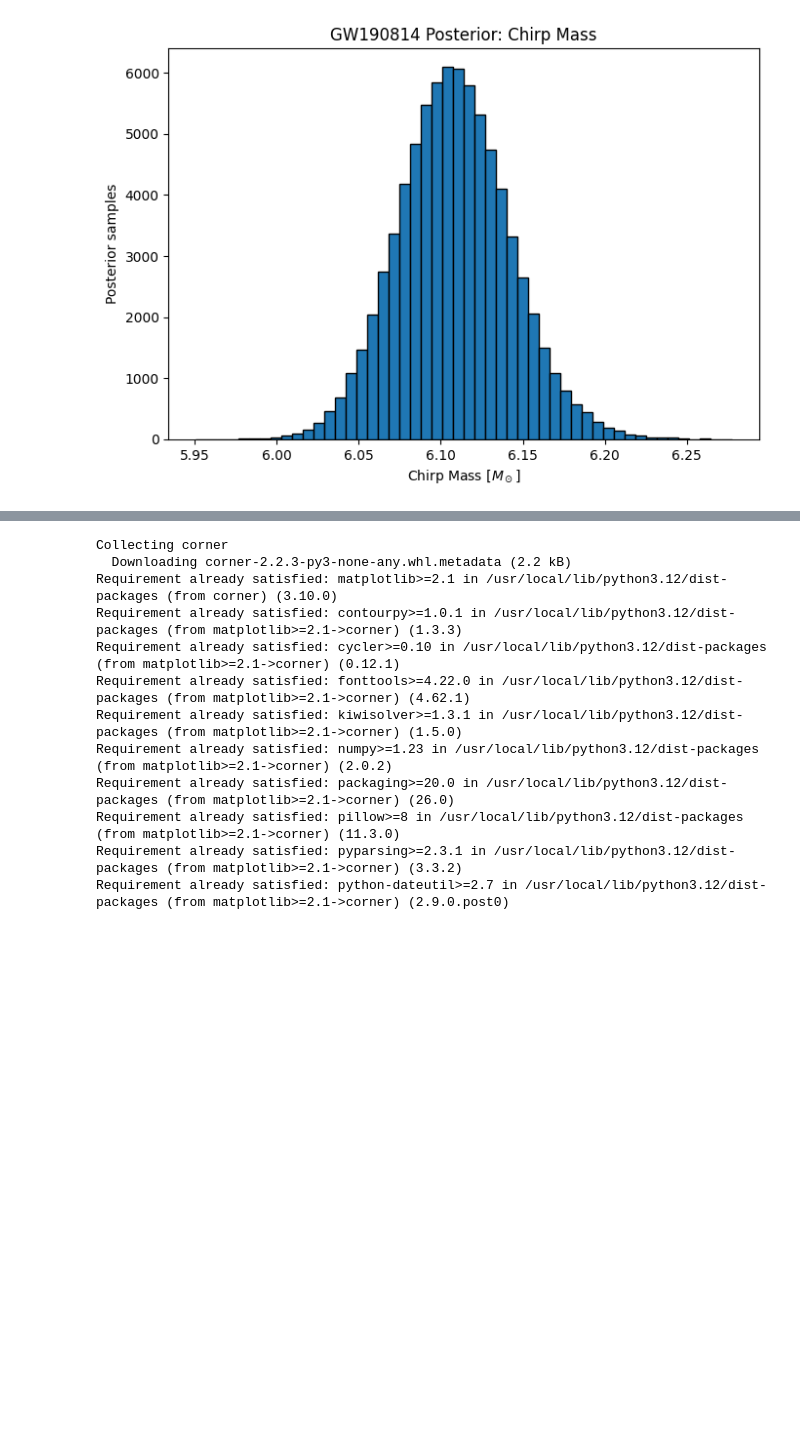
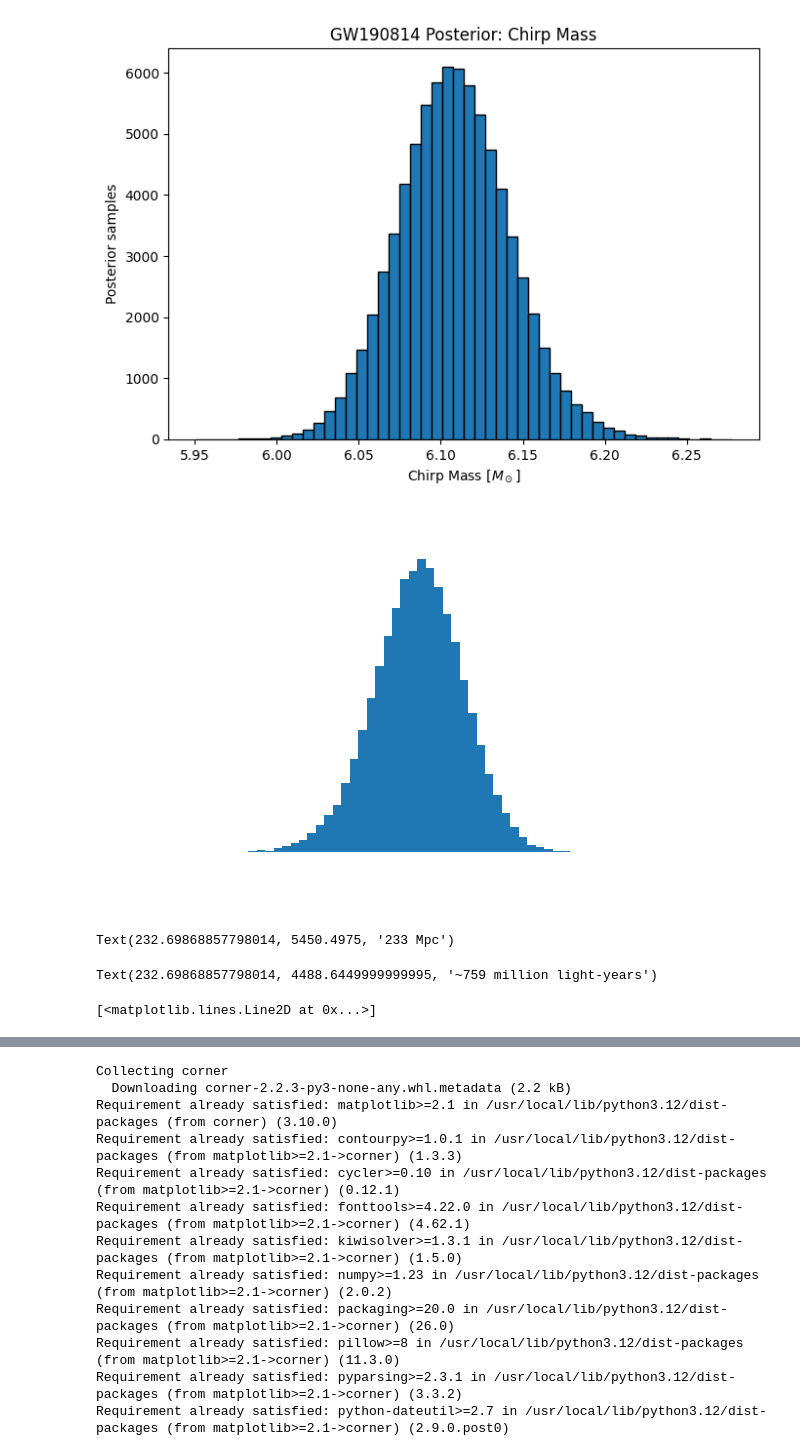
Before and after one commit to saatour/GW170817, a Jupyter notebook: GW190814_Posterior_plots.ipynb, the cells around one changed output, grey strips where cells are left out. Drawn from its saved outputs; the diff is of its cells as text; code cells hidden in the pictures; blank space fills up the shorter version.

```diff
--- a/GW190814_Posterior_plots.ipynb
+++ b/GW190814_Posterior_plots.ipynb
@@ -263,3 +263,74 @@ Using columns:
 [figure]
 [figure]
 [figure]
+# %%
+import matplotlib.pyplot as plt
+
+# Your data
+d = df[dL_col].dropna()
+
+fig, ax = plt.subplots(figsize=(6, 4))
+
+# Histogram
+ax.hist(d, bins=50)
+
+# Labels (poster-friendly wording optional)
+ax.set_xlabel("Distance [Mpc]", color="white")
+ax.set_ylabel("Posterior samples", color="white")
+ax.set_title("GW190814: estimated distance", color="white")
+
+# White ticks
+ax.tick_params(colors="white")
+
+# White spines
+for spine in ax.spines.values():
+    spine.set_color("white")
+
+# Remove grid (cleaner)
+ax.grid(False)
+
+# Transparent background
+fig.patch.set_alpha(0)
+ax.patch.set_alpha(0)
+
+# Save
+fig.savefig("gw190814_distance.png", dpi=300, transparent=True, bbox_inches="tight")
+
+plt.show()
+# %% [output]
+[figure, added]
+# %%
+median = d.median()
+ax.axvline(median, linestyle="--")
+
+ax.text(
+    median,
+    ax.get_ylim()[1] * 0.85,
+    f"{median:.0f} Mpc",
+    color="white",
+    ha="center"
+)
+# %% [output]
+Text(232.69868857798014, 5450.4975, '233 Mpc')
+# %%
+median_ly = median * 3.26e6
+
+ax.text(
+    median,
+    ax.get_ylim()[1] * 0.7,
+    f"~{median_ly/1e6:.0f} million light-years",
+    color="white",
+    ha="center"
+)
+# %% [output]
+Text(232.69868857798014, 4488.6449999999995, '~759 million light-years')
+# %%
+import numpy as np
+from scipy.stats import gaussian_kde
+
+x = np.linspace(d.min(), d.max(), 500)
+kde = gaussian_kde(d)
+
+ax.plot(x, kde(x) * len(d) * (x[1]-x[0]))
+# %% [output]
+[<matplotlib.lines.Line2D at 0x...>]
```
Also changed, not shown: parts of 29 cells of this notebook.
